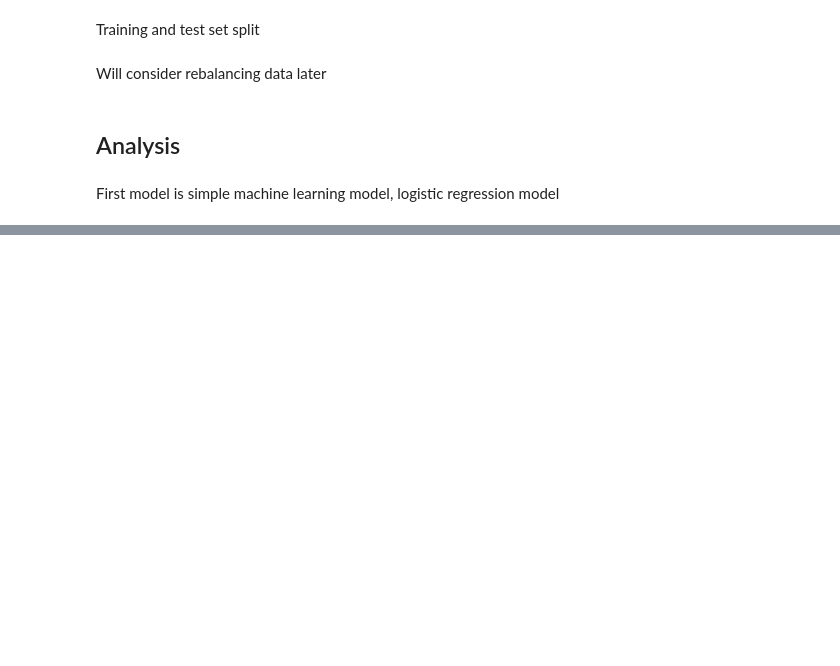
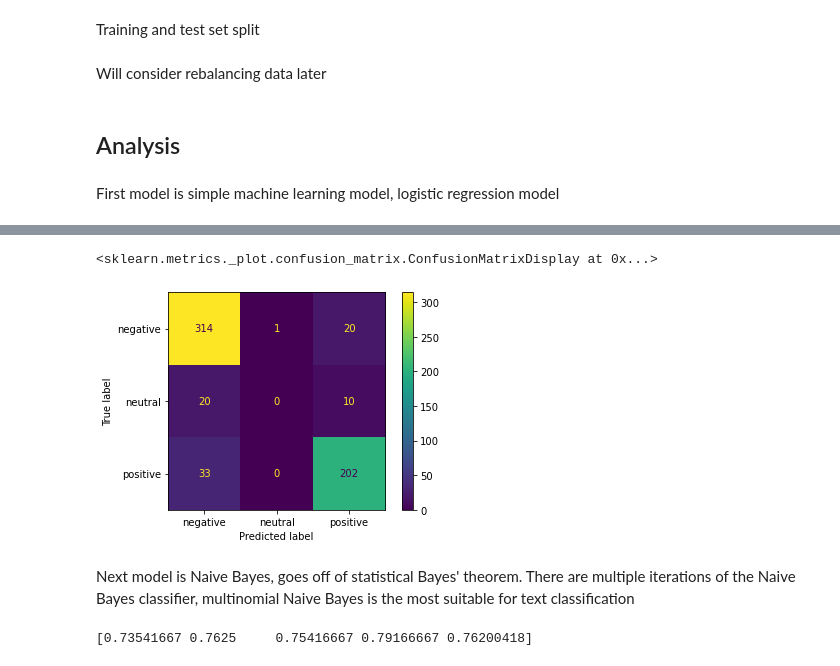
Before and after one commit to nancyho83/ACNH_Review_Sentiment, a Jupyter notebook: animal-crossing-review-analysis.ipynb, the cells around one changed output, grey strips where cells are left out. Cells and saved outputs as stored; diff of their text form; code cells hidden in the pictures; blank space fills up the shorter version.

Commit message:
Added Naive Bayes model

```diff
--- a/animal-crossing-review-analysis.ipynb
+++ b/animal-crossing-review-analysis.ipynb
@@ -233,0 +249,18 @@ print(scores)
+# %%
+logreg_pipe.fit(X_train, y_train)
+plot_confusion_matrix(logreg_pipe, X_test, y_test)
+# %% [output]
+<sklearn.metrics._plot.confusion_matrix.ConfusionMatrixDisplay at 0x...>
+[figure, added]
+# %% [markdown]
+Next model is Naive Bayes, goes off of statistical Bayes' theorem. There are multiple iterations of the Naive Bayes classifier, multinomial Naive Bayes is the most suitable for text classification
+# %%
+mnb_model = MultinomialNB()
+tfidf_vectorizer = TfidfVectorizer()
+
+mnb_pipe = make_pipeline(tfidf_vectorizer, mnb_model)
+
+scores = cross_val_score(mnb_pipe, X_train, y_train)
+print(scores)
+# %% [output]
+[0.73541667 0.7625     0.75416667 0.79166667 0.76200418]
```
Also changed, not shown: parts of 11 cells of this notebook.
